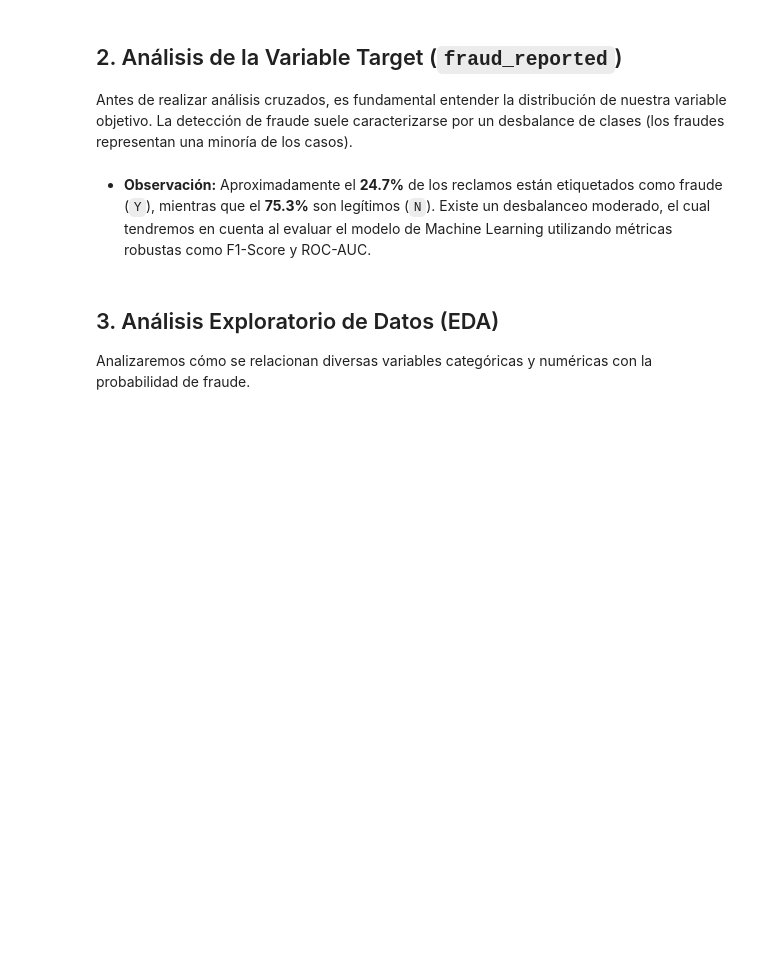
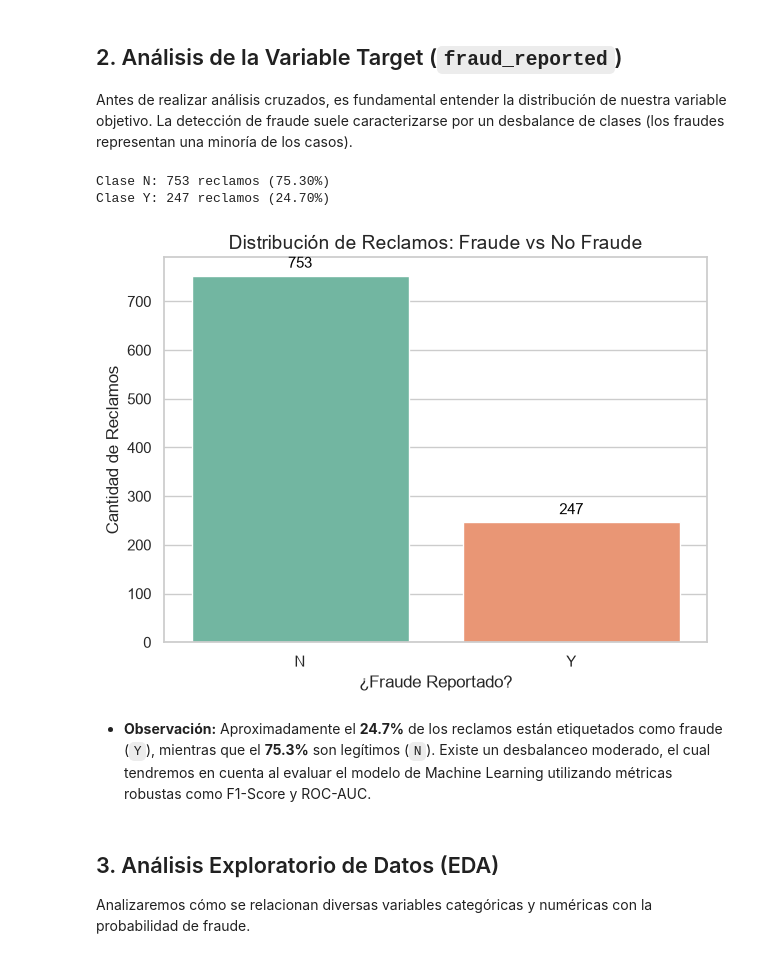
Before and after one commit to Luciozanettini/insurance-fraud-analysis, a Jupyter notebook: insurance_claims_analysis.ipynb, the cells around one changed output. Cells and saved outputs as stored; diff of their text form; code cells hidden in the pictures; blank space fills up the shorter version.

```diff
--- a/insurance_claims_analysis.ipynb
+++ b/insurance_claims_analysis.ipynb
@@ -30,14 +30,12 @@ plt.rcParams["figure.figsize"] = (10, 6)
 plt.rcParams["axes.titlesize"] = 14
 plt.rcParams["axes.labelsize"] = 12
 
-# Cargar el dataset (se busca localmente en el directorio raíz del proyecto)
-try:
-    df = pd.read_csv("cleaned_insurance_claims.csv")
-    print("✅ Dataset cargado correctamente.")
-except FileNotFoundError:
-    # Fallback por si se ejecuta en subcarpetas durante pruebas
-    df = pd.read_csv("../cleaned_insurance_claims.csv")
-    print("✅ Dataset cargado usando ruta alternativa.")
+# Cargar el dataset (ejecutar el notebook desde la raíz del repositorio)
+df = pd.read_csv("cleaned_insurance_claims.csv")
+
+# Orden fijo de la variable target para que colores y leyendas sean consistentes en todos los gráficos
+FRAUD_ORDER = ["N", "Y"]
+FRAUD_LABELS = ["No (N)", "Sí (Y)"]
 
 # Mostrar dimensiones y las primeras filas
 print(f"Dimensiones del dataset: {df.shape[0]} filas, {df.shape[1]} columnas")
@@ -49,23 +56,28 @@ Antes de realizar análisis cruzados, es fundamental entender la distribución d
 # %%
 # Distribución de frecuencias
 target_counts = df["fraud_reported"].value_counts()
 target_pct = df["fraud_reported"].value_counts(normalize=True) * 100
 
 for idx in target_counts.index:
     print(f"Clase {idx}: {target_counts[idx]} reclamos ({target_pct[idx]:.2f}%)")
 
 # Gráfico de barras de desbalanceo de clases
 plt.figure(figsize=(7, 5))
-ax = sns.countplot(x="fraud_reported", data=df, palette="Set2")
+ax = sns.countplot(x="fraud_reported", data=df, hue="fraud_reported", order=FRAUD_ORDER,
+                   hue_order=FRAUD_ORDER, palette="Set2", legend=False)
 plt.title("Distribución de Reclamos: Fraude vs No Fraude")
 plt.xlabel("¿Fraude Reportado?")
 plt.ylabel("Cantidad de Reclamos")
 
 # Añadir valores arriba de las barras
 for p in ax.patches:
     ax.annotate(f"{int(p.get_height())}", (p.get_x() + p.get_width() / 2., p.get_height() + 10),
                 ha="center", va="center", fontsize=11, color="black", xytext=(0, 5), textcoords="offset points")
 plt.show()
+# %% [output]
+Clase N: 753 reclamos (75.30%)
+Clase Y: 247 reclamos (24.70%)
+[figure, added]
 # %% [markdown]
 * **Observación:** Aproximadamente el **24.7%** de los reclamos están etiquetados como fraude (`Y`), mientras que el **75.3%** son legítimos (`N`). Existe un desbalanceo moderado, el cual tendremos en cuenta al evaluar el modelo de Machine Learning utilizando métricas robustas como F1-Score y ROC-AUC.
 # %% [markdown]
```
Also changed, not shown: parts of 13 cells of this notebook, 3 other files.
